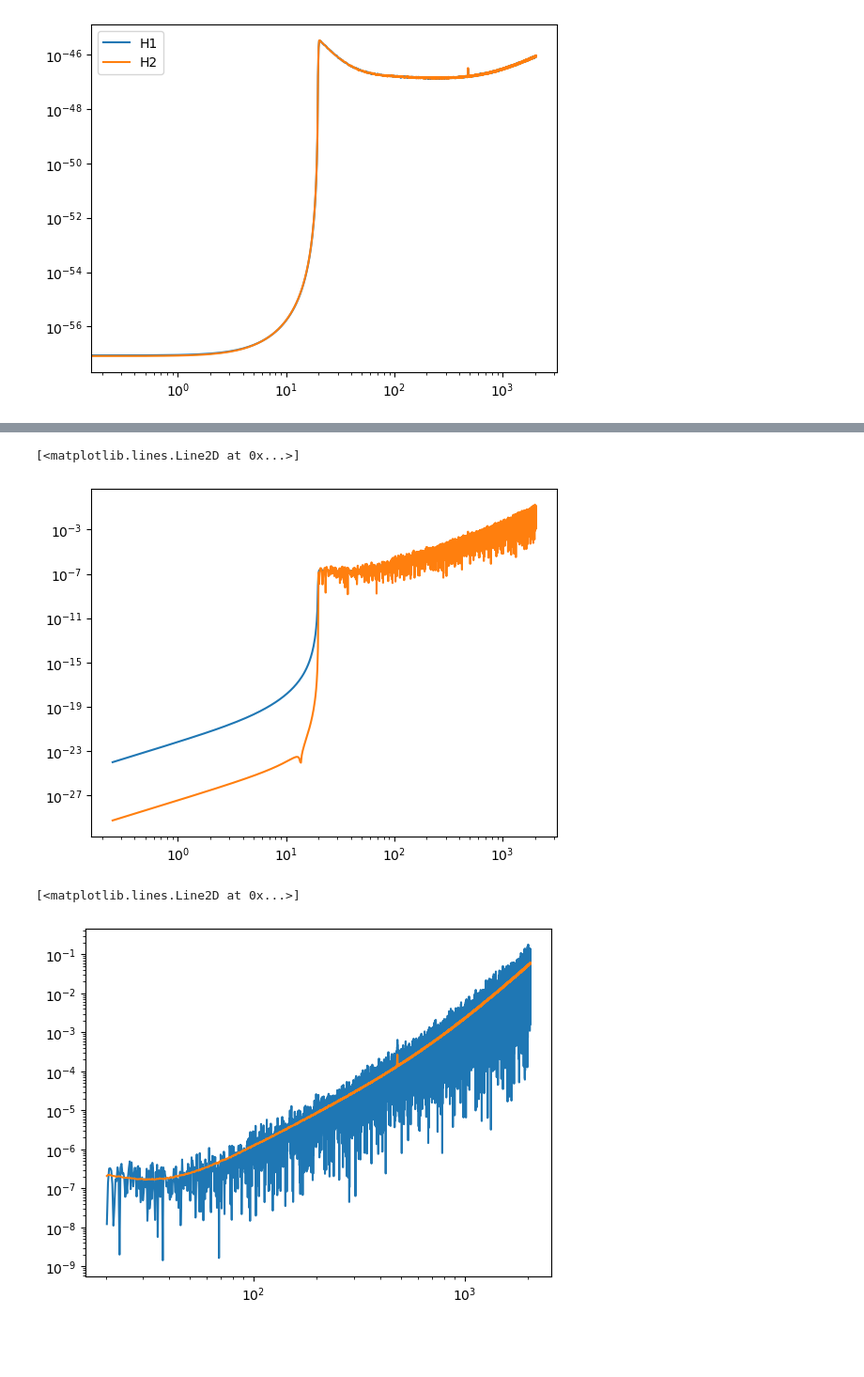
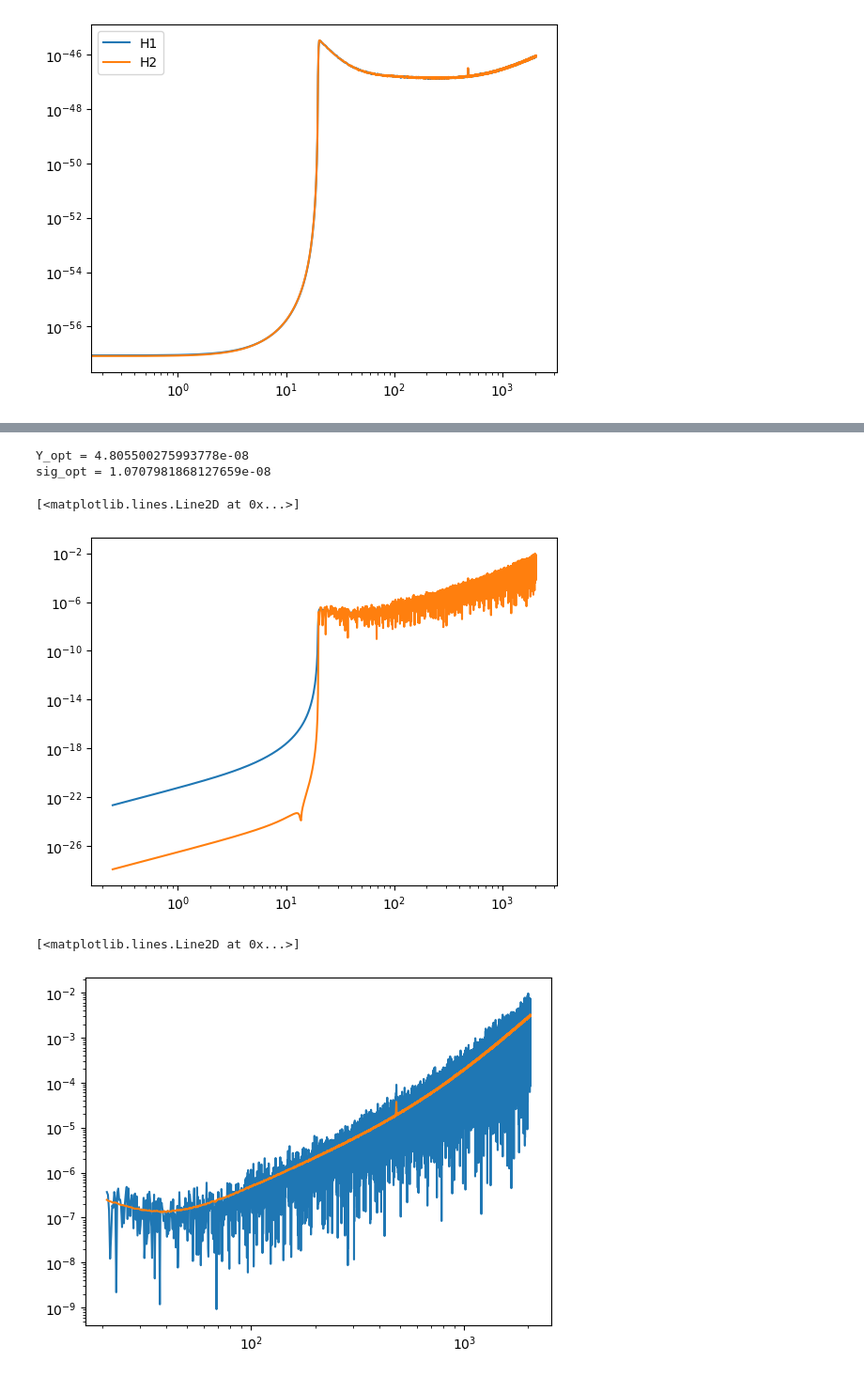
Before and after one commit to josephromano/stochastic_extralite, a Jupyter notebook: notebooks/analyze_syliva_data.ipynb, the cells around one changed output, grey strips where cells are left out. Shown at 94% size. Saved outputs shown, nothing was run; the diff lists cells and outputs as text; code cells hidden in the pictures; blank space fills up the shorter version.

```diff
--- a/notebooks/analyze_syliva_data.ipynb
+++ b/notebooks/analyze_syliva_data.ipynb
@@ -15,3 +15,10 @@ t2,h2=dat[:,0],dat[:,1]
 d2=TimeSeries(t2,h2)
 
 jobDuration=d2.times[-1]-d2.times[0]+d2.deltaT
+
+#######################
+deltaT = d1.deltaT
+fNyquist = 1/(2*deltaT)
+nperseg = int(fNyquist/deltaF)
+freqs = np.linspace(0, fNyquist, nperseg)
+f_filter = freqs>21.
@@ -50,7 +81,5 @@ plt.loglog(freqs,np.abs(Y_f))
 # %%
-f_filter=freqs>20
-
 plt.loglog(freqs[f_filter],np.abs(Y_f[f_filter]))
-plt.loglog(freqs[f_filter],np.sqrt(var_f[f_filter]))
+plt.loglog(freqs[f_filter],np.sqrt(var_f[f_filter]), color='darkorange')
 # %% [output]
 [<matplotlib.lines.Line2D at 0x...>]
@@ -156,10 +214,11 @@ plt.legend()
 # %%
-Ys,sigs,Y_fs,var_fs,segmentStartTimes,freqs=stochastic(d1,
+Ys,sigs,Y_fs,var_fs,Y0_fs,var0_fs,segmentStartTimes,freqs=stochastic(d1,
                                                        d2,
                                                        segmentDuration,
                                                        deltaF,
+                                                       f_filter,
                                                        verbose=False,
                                                        doOverlap=True,
-                                                       alpha=0,
+                                                       alpha=2/3,
                                                        fref=25,
                                                        orf_file=None)
@@ -166,3 +245,13 @@ Ys,sigs,Y_fs,var_fs,segmentStartTimes,freqs=stochastic(d1,
+# %%
+# combine point estimates and error bars
+deltaT = d1.deltaT
+Y_opt,sig_opt = postprocessing(Ys,sigs,jobDuration,segmentDuration,deltaF,deltaT,bufferSecs=0)
+
+print('Y_opt =', Y_opt)
+print('sig_opt =', sig_opt)
+# %% [output]
+Y_opt = 4.805500275993778e-08
+sig_opt = 1.0707981868127659e-08
 # %%
 # combine spectra over times
 
@@ -173,12 +265,10 @@ plt.loglog(freqs,np.sqrt(var_f))
 plt.loglog(freqs,np.abs(Y_f))
 # %% [output]
 [<matplotlib.lines.Line2D at 0x...>]
-[figure, old version]
+[figure, new version]
 # %%
-f_filter=freqs>20
-
 plt.loglog(freqs[f_filter],np.abs(Y_f[f_filter]))
 plt.loglog(freqs[f_filter],np.sqrt(var_f[f_filter]))
 # %% [output]
 [<matplotlib.lines.Line2D at 0x...>]
-[figure, old version]
+[figure, new version]
```
Also changed, not shown: parts of 19 cells of this notebook, 2 other files.
